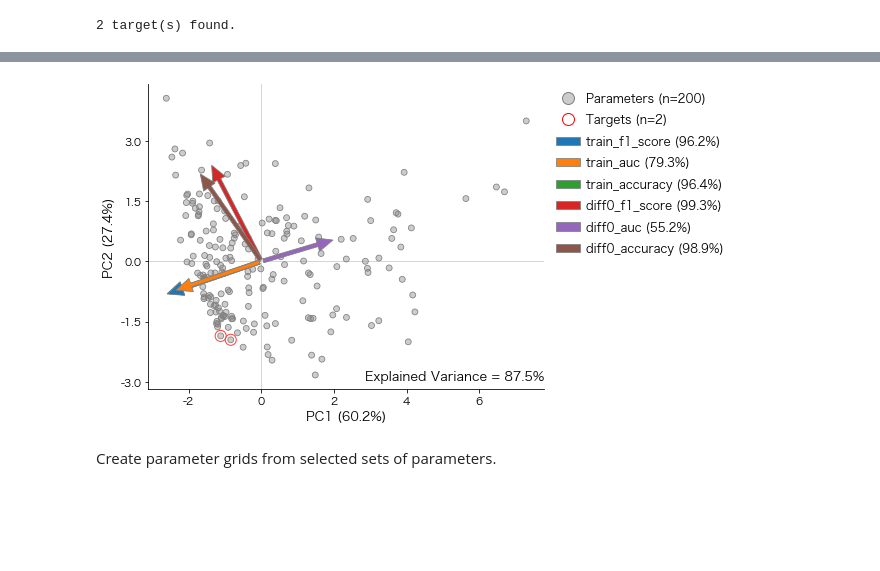
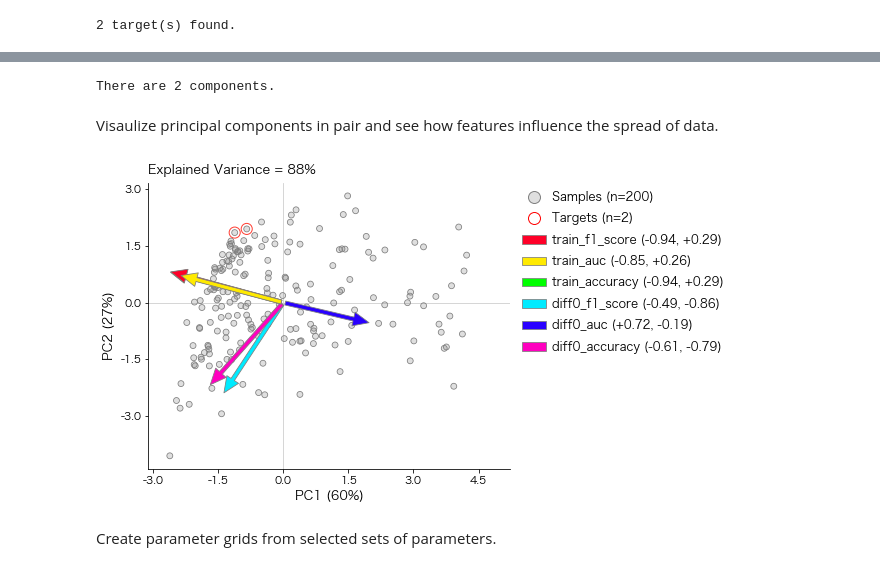
Before and after one commit to Nak007/RandomSearch, a Jupyter notebook: RandomSearch_colab.ipynb, the cells around one changed output, grey strips where cells are left out. Drawn from its saved outputs; the diff is of its cells as text; code cells hidden in the pictures; blank space fills up the shorter version.

```diff
--- a/RandomSearch_colab.ipynb
+++ b/RandomSearch_colab.ipynb
@@ -114,7 +115,17 @@ visualize = ParameterVisualizer(mineigval=0.8, option="eigval").fit(results0)
-# %%
-ax = visualize.plot(target=target0, pc_pair=(0,1))
-# %% [output]
-[figure, removed]
+# %%
+PCF = PrincipalComponents(minprop=0.8, mineigval=1.0).fit(results0)
+# %%
+n_components = len(PCF.results_.eigvals)
+print("There are {:,d} components.".format(n_components))
+# %% [output]
+There are 2 components.
+# %% [markdown]
+Visaulize principal components in pair and see how features influence the spread of data.
+# %%
+arrow_colors=matplotlib_cmap(name="gist_rainbow", n=6)
+ax = PCF.plot(target=target0, arrow_colors=arrow_colors, show_corr=True, whis=2)
+# %% [output]
+[figure, added]
 # %% [markdown]
 Create parameter grids from selected sets of parameters.
 # %%
```
Also changed, not shown: parts of 10 cells of this notebook, 3 other files.
